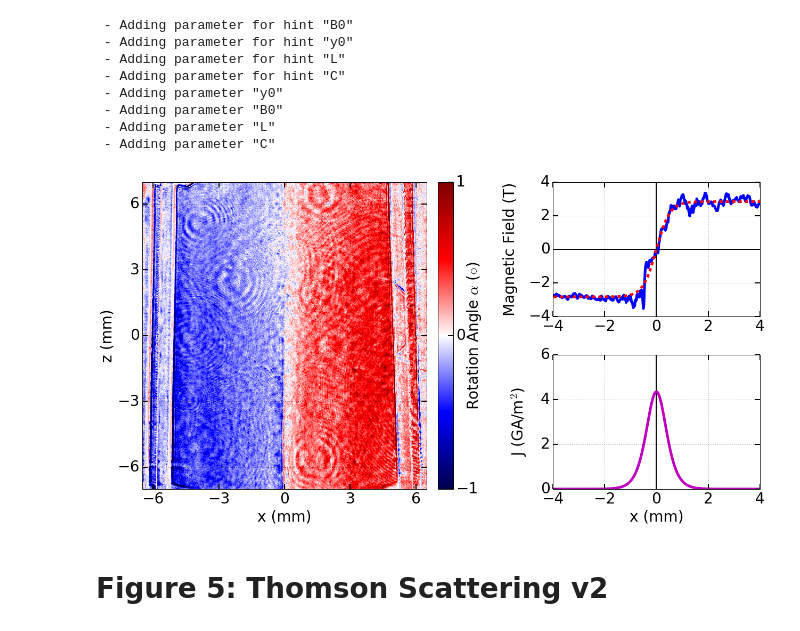
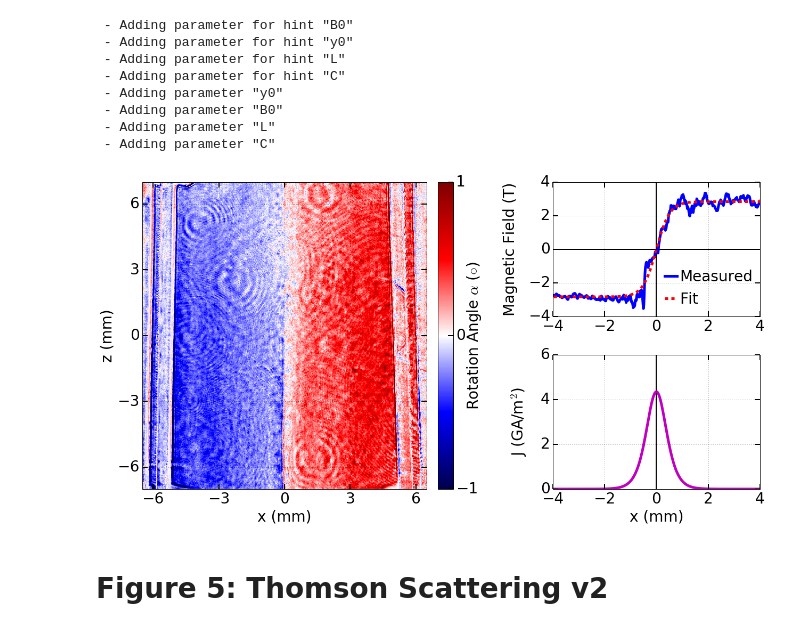
Before and after one commit to jdhare/magpie-analysis, a Jupyter notebook: Figures for Reconnection Paper.ipynb, the cells around one changed output. Saved outputs shown, nothing was run; the diff lists cells and outputs as text; code cells hidden in the pictures.

```diff
--- a/Figures for Reconnection Paper.ipynb
+++ b/Figures for Reconnection Paper.ipynb
@@ -320,37 +318,42 @@ ax1.plot([-4, 4], [0, 0], color='k', linewidth=2)
 ax1.plot([0, 0], [-4, 4], color='k', linewidth=2)
 ax2.plot([0, 0], [0, 6], color='k', linewidth=2)
 
-ax1.plot(y_Bc,B, label='Magnetic Field', color='b', lw=5)
-ax1.plot(y_Bc,res.best_fit, label='B Fitted', color='red', lw=5, ls='--')
+ax1.plot(y_Bc,B, label='Measured', color='b', lw=5)
+ax1.plot(y_Bc,res.best_fit, label='Fit', color='red', lw=5, ls='--')
 
 ax2.plot(x*1e3,j/1e9, lw=5, color='m', label='Electron Density')
 
 ax1.set_xlim([-4,4])
 ax1.set_xticks(np.arange(-4,4+1,2))
 ax2.set_xlabel('x (mm)', fontsize=28)
 ax1.set_ylim([-4,4])
 ax1.set_yticks([-4,-2,0,2,4])
 ax1.set_ylabel('Magnetic Field (T)',fontsize=28)
 
 ax2.set_ylim([0,6])
 ax2.set_yticks([0,2,4,6])
 ax2.set_xticks(np.arange(-4,4+1,2))
 
 ax1.get_yaxis().set_label_coords(-0.17,0.5)
 ax2.get_yaxis().set_label_coords(-0.12,0.5)
 
-fig.subplots_adjust(hspace=0.8)
+ax1.legend(bbox_to_anchor=(1.03,0.45),
+          frameon=False,
+          fontsize=28,
+          numpoints=1,
+          handletextpad=0.2,
+          handlelength=0.8)
 
 
 ax2.set_ylabel(r'J (GA/m$^2$)',fontsize=28)
 ax1.tick_params(labelsize=28, pad=5, length=10, width=2)
 ax2.tick_params(labelsize=28, pad=5, length=10, width=2)
 #ax1.set_title(r's0513_15: $B$ and $n_e$',fontsize=40, y=1.02)
 ax1.grid()
 ax2.grid()
 #fig.tight_layout()
 # %% [output]
-[figure, old version]
+[figure, new version]
 # %%
 fig.savefig('s0513_15 faraday analysis.pdf', dpi=300, bbox_inches='tight')
 # %%
```
Also changed, not shown: parts of 1 cell of this notebook, 4 other files.
